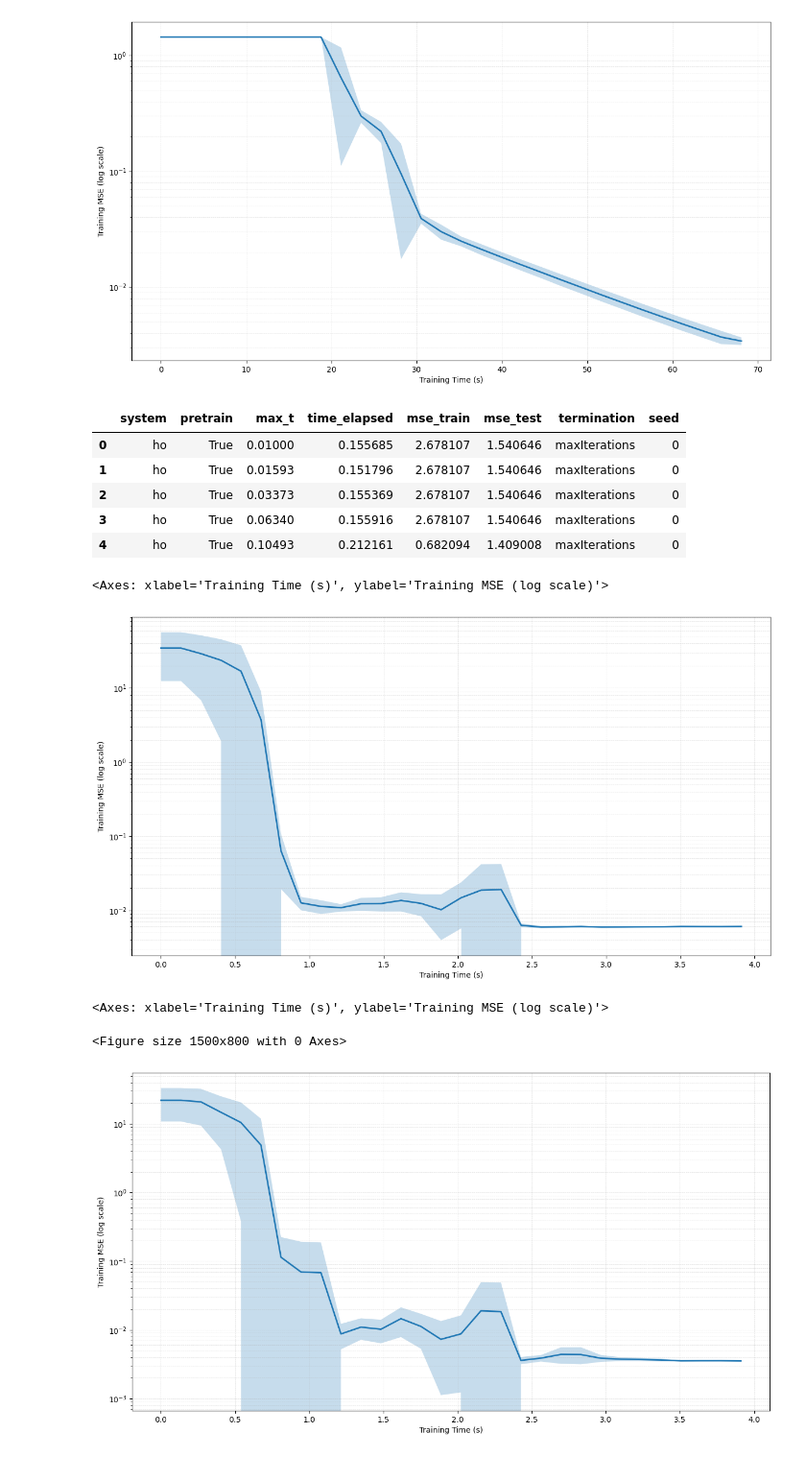
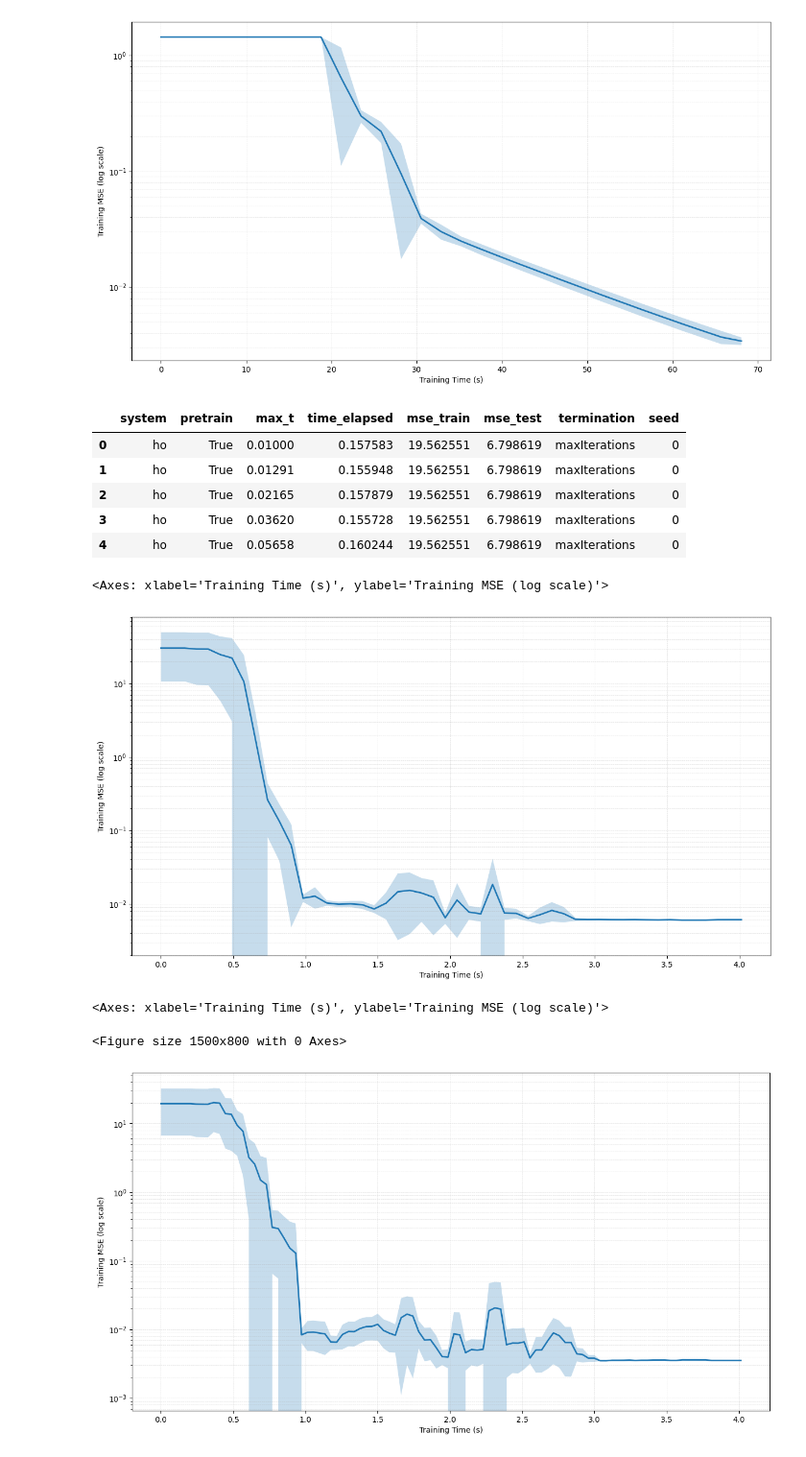
Before and after one commit to mariashapo/NODE, a Jupyter notebook: src/analysis/synthetic/training_conv_ci.ipynb, the cells around one changed output. Shown at 96% size. Drawn from its saved outputs; the diff is of its cells as text; code cells hidden in the pictures.

```diff
--- a/src/analysis/synthetic/training_conv_ci.ipynb
+++ b/src/analysis/synthetic/training_conv_ci.ipynb
@@ -13,6 +13,7 @@ train_info = GraphsTraining()
 ### Pyomo results sample
 # %%
 fp = "results/pyomo/2025-10-26_14-49_ho_conv_time_1_seeds.pkl"
+fp = "results/pyomo/2025-10-28_01-04_ho_conv_time_20_seeds.pkl"
 results_li = Results.load_results(fp)
 results_df = Results.flatten_convergence_data(results_li, key_list=["system", "pretrain", "max_t"], model_type="pyomo")
 results_df
@@ -61,34 +71,34 @@ fp = 'results/pyomo/2025-10-19_16-59-45_ho_conv_15_seeds.pkl' # 32 neurons
 fp = "results/pyomo/2025-10-21_20-33-45_ho_conv_time_15_seeds.pkl" # wall-time
 fp = "results/pyomo/2025-10-24_21-36-59_ho_conv_time_1_seeds.pkl"
 fp = "results/pyomo/2025-10-25_11-15-33_ho_conv_time_1_seeds.pkl"
-fp = "results/pyomo/ho_conv_time_20_seeds_2_16_2.pkl"
+fp = "results/pyomo/2025-10-28_01-04_ho_conv_time_20_seeds.pkl"
 
 results_li = Results.load_results(fp)
 
-results_df = Results.flatten_convergence_data(results_li, key_list=["system", "pretrain", "max_t"])
+results_df = Results.flatten_convergence_data(results_li, key_list=["system", "pretrain", "max_t"], model_type="pyomo")
 
 results_df.head()
 # %% [output]
 |  | system | pretrain | max_t | time_elapsed | mse_train | mse_test | termination | seed |
-| 0 | ho | True | 0.01000 | 0.155685 | 2.678107 | 1.540646 | maxIterations | 0 |
-| 1 | ho | True | 0.01593 | 0.151796 | 2.678107 | 1.540646 | maxIterations | 0 |
-| 2 | ho | True | 0.03373 | 0.155369 | 2.678107 | 1.540646 | maxIterations | 0 |
-| 3 | ho | True | 0.06340 | 0.155916 | 2.678107 | 1.540646 | maxIterations | 0 |
-| 4 | ho | True | 0.10493 | 0.212161 | 0.682094 | 1.409008 | maxIterations | 0 |
+| 0 | ho | True | 0.01000 | 0.157583 | 19.562551 | 6.798619 | maxIterations | 0 |
+| 1 | ho | True | 0.01291 | 0.155948 | 19.562551 | 6.798619 | maxIterations | 0 |
+| 2 | ho | True | 0.02165 | 0.157879 | 19.562551 | 6.798619 | maxIterations | 0 |
+| 3 | ho | True | 0.03620 | 0.155728 | 19.562551 | 6.798619 | maxIterations | 0 |
+| 4 | ho | True | 0.05658 | 0.160244 | 19.562551 | 6.798619 | maxIterations | 0 |
 # %%
 # currently slicing on two metrics pretrain & system
-x_grid, mean, lo, hi, Y = ConvergenceCI.time_ci(results_df, system = "ho", pretrain=True, ci = "t", grid_points=30, tmax_quantile=0.7)
+x_grid, mean, lo, hi, Y = ConvergenceCI.time_ci(results_df, system = "ho", pretrain=True, ci = "t", grid_points=50, tmax_quantile=0.7)
 plt.figure(figsize=(15,8))
 plot_convergence_ci(x_grid, mean, lo, hi, label="Pyomo")
 # %% [output]
 <Axes: xlabel='Training Time (s)', ylabel='Training MSE (log scale)'>
-[figure, old version]
+[figure, new version]
 # %%
 plt.figure(figsize=(15,8))
-x_grid, mean, lo, hi, Y = ConvergenceCI.time_ci(results_df, system = "ho", pretrain=True, ci = "t", grid_points=30, y_col="mse_test", tmax_quantile=0.7)
+x_grid, mean, lo, hi, Y = ConvergenceCI.time_ci(results_df, system = "ho", pretrain=True, ci = "t", grid_points=100, y_col="mse_test", tmax_quantile=0.7)
 plt.figure(figsize=(15,8))
 plot_convergence_ci(x_grid, mean, lo, hi, label="Pyomo")
 # %% [output]
 <Axes: xlabel='Training Time (s)', ylabel='Training MSE (log scale)'>
 <Figure size 1500x800 with 0 Axes>
-[figure, old version]
+[figure, new version]
```
Also changed, not shown: parts of 1 cell of this notebook, 4 other files.
